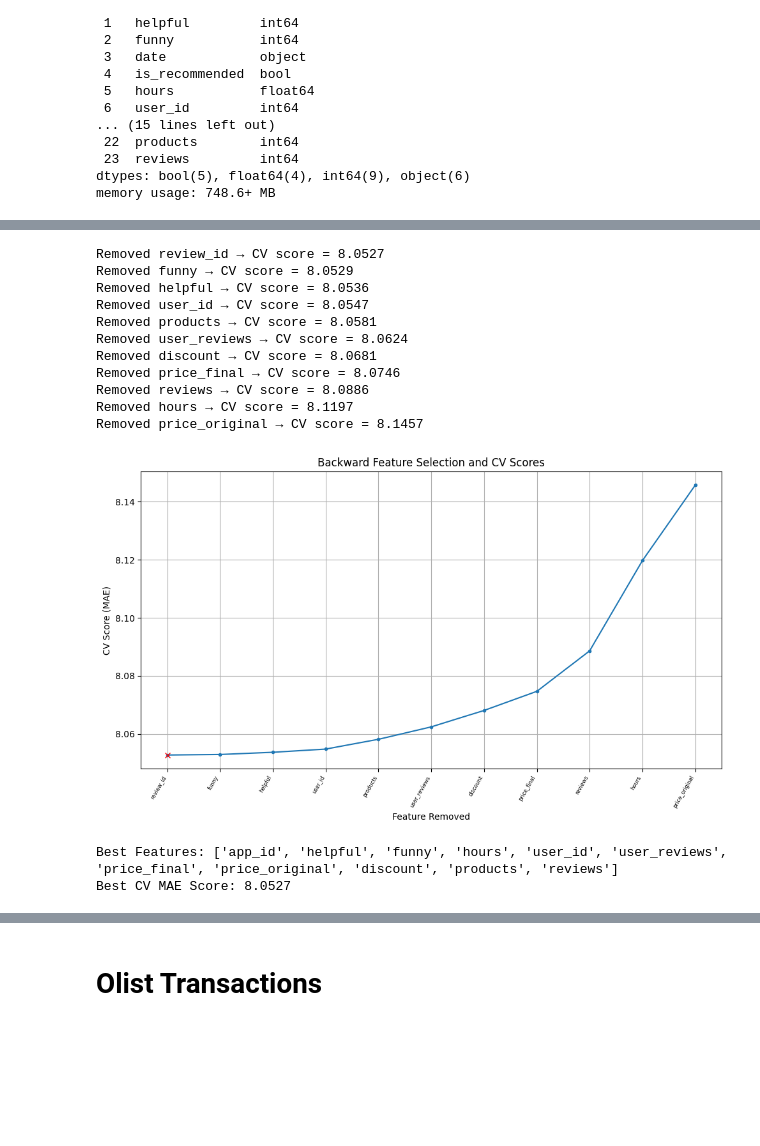
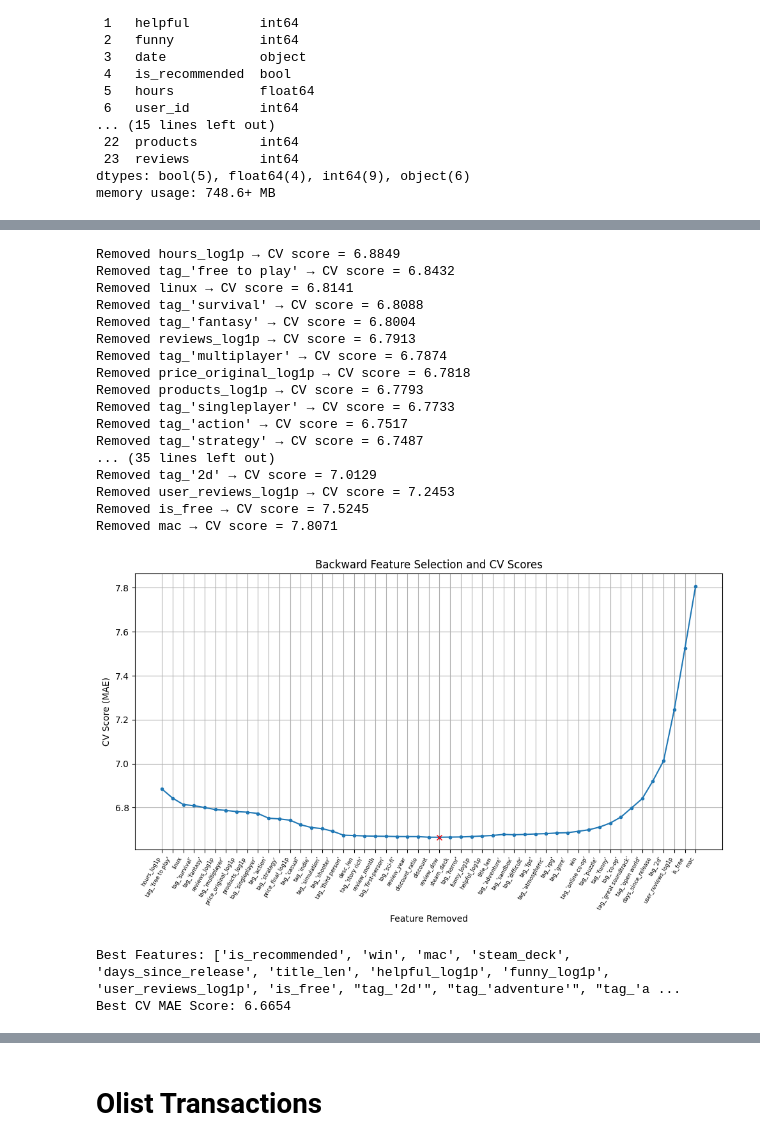
Before and after one commit to cdc18b/dx799capstoneO1, a Jupyter notebook: week3dx799.ipynb, the cells around one changed output, grey strips where cells are left out. Saved outputs shown, nothing was run; the diff lists cells and outputs as text; code cells hidden in the pictures; blank space fills up the shorter version.

```diff
--- a/week3dx799.ipynb
+++ b/week3dx799.ipynb
@@ -607,6 +737,6 @@ memory usage: 748.6+ MB
 # %%
-X_train, X_test, y_train, y_test = train_test_split(steam.drop("positive_ratio", axis=1), steam["positive_ratio"], test_size=0.2, random_state=random_state)
+X_train, X_test, y_train, y_test = train_test_split(X, y, test_size=0.2, random_state=random_state)
 scaler = StandardScaler()
-X_train_scaled = scaler.fit_transform(X_train.select_dtypes(include=["int", "float"]))
-X_test_scaled = scaler.transform(X_test.select_dtypes(include=["int", "float"]))
+X_train_scaled = scaler.fit_transform(X_train)
+X_test_scaled = scaler.transform(X_test)
 # %%
@@ -644,32 +779,37 @@ Best CV MAE Score: 8.0527
 # %%
 X_train_scaled_df = pd.DataFrame(
     X_train_scaled,
-    columns=numeric_features,
-    index=X_train.index
+    columns=feature_names
 )
 
 model = LinearRegression()
 backward_selected_features, backward_best_scores, backward_best_subset, backward_best_score = backward_feature_selection(
     X_train_scaled_df,
     y_train,
     model,
     verbose=True
 )
 # %% [output]
-Removed review_id → CV score = 8.0527
-Removed funny → CV score = 8.0529
-Removed helpful → CV score = 8.0536
-Removed user_id → CV score = 8.0547
-Removed products → CV score = 8.0581
-Removed user_reviews → CV score = 8.0624
-Removed discount → CV score = 8.0681
-Removed price_final → CV score = 8.0746
-Removed reviews → CV score = 8.0886
-Removed hours → CV score = 8.1197
-Removed price_original → CV score = 8.1457
+Removed hours_log1p → CV score = 6.8849
+Removed tag_'free to play' → CV score = 6.8432
+Removed linux → CV score = 6.8141
+Removed tag_'survival' → CV score = 6.8088
+Removed tag_'fantasy' → CV score = 6.8004
+Removed reviews_log1p → CV score = 6.7913
+Removed tag_'multiplayer' → CV score = 6.7874
+Removed price_original_log1p → CV score = 6.7818
+Removed products_log1p → CV score = 6.7793
+Removed tag_'singleplayer' → CV score = 6.7733
+Removed tag_'action' → CV score = 6.7517
+Removed tag_'strategy' → CV score = 6.7487
+... (35 lines left out)
+Removed tag_'2d' → CV score = 7.0129
+Removed user_reviews_log1p → CV score = 7.2453
+Removed is_free → CV score = 7.5245
+Removed mac → CV score = 7.8071
-[figure, old version]
+[figure, new version]
-Best Features: ['app_id', 'helpful', 'funny', 'hours', 'user_id', 'user_reviews', 'price_final', 'price_original', 'discount', 'products', 'reviews']
-Best CV MAE Score: 8.0527
+Best Features: ['is_recommended', 'win', 'mac', 'steam_deck', 'days_since_release', 'title_len', 'helpful_log1p', 'funny_log1p', 'user_reviews_log1p', 'is_free', "tag_'2d'", "tag_'adventure'", "tag_'a ...
+Best CV MAE Score: 6.6654
 # %%
 # PCR vs PLSR
 
```
Also changed, not shown: parts of 5 cells of this notebook.
